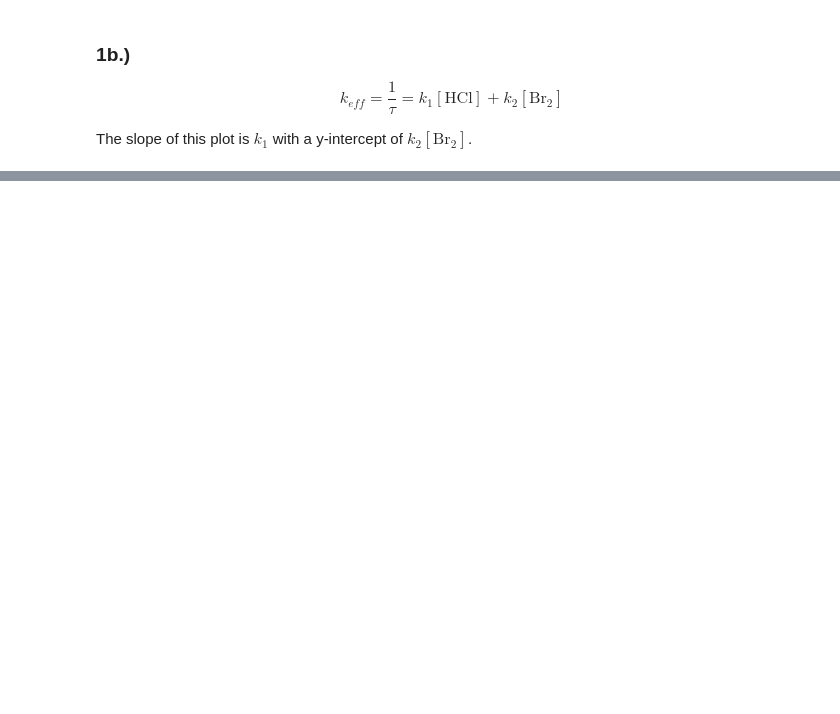
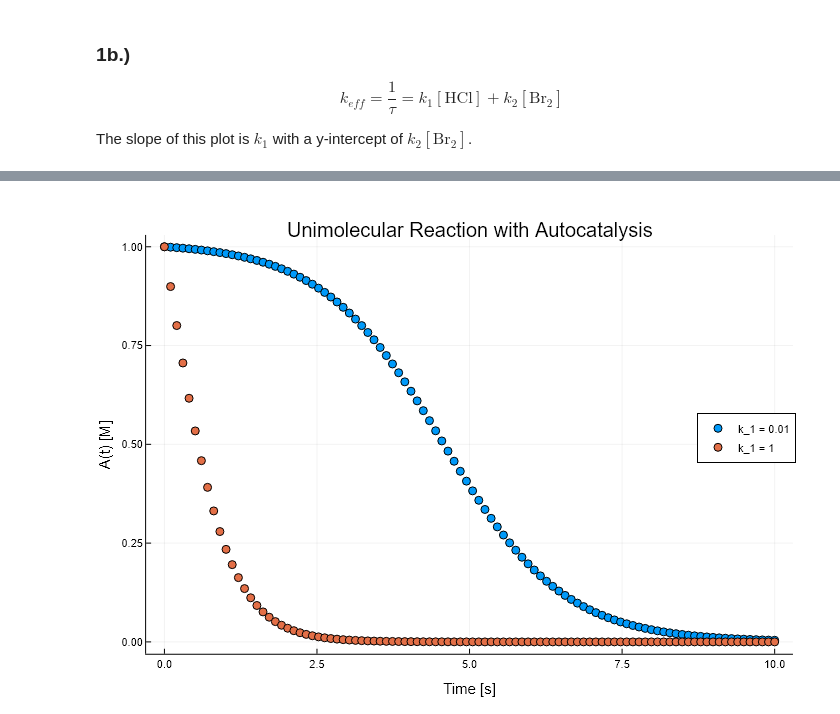
Before and after one commit to SGA68/CHEM5541-Chemical-Dynamics, a Jupyter notebook: Problem Sets/S.Arnold - Problem Set 3 - CHEM 5541.ipynb, the cells around one changed output, grey strips where cells are left out. Drawn from its saved outputs; the diff is of its cells as text; code cells hidden in the pictures; blank space fills up the shorter version.

```diff
--- a/Problem Sets/S.Arnold - Problem Set 3 - CHEM 5541.ipynb
+++ b/Problem Sets/S.Arnold - Problem Set 3 - CHEM 5541.ipynb
@@ -86,0 +285,43 @@ k2: 10110.32 m³/(mol*s)
+# %%
+using Plots
+
+plotly()
+
+t_range = range(0, 10, length=100)
+
+k_1 = 0.01      # s^-1
+k_2 = 1         # L mol^-1 s^-1
+A_0 = 1         # mol/L
+B_0 = 0
+k_1_comp = 1    # s^-1
+
+K = (k_1 + k_2 * (A_0 + B_0)) / k_2
+
+r = -(k_1 + k_2 * (A_0 + B_0))
+
+A_t = (K * A_0 * exp.(r * t_range)) ./ (K .+ A_0 * (exp.(r * t_range) .- 1))
+
+K_comp = (k_1_comp + k_2 * (A_0 + B_0)) / k_2
+
+r_comp = -(k_1_comp + k_2 * (A_0 + B_0))
+
+A_t_comp = (K_comp * A_0 * exp.(r_comp * t_range)) ./ (K_comp .+ A_0 * (exp.(r_comp * t_range) .- 1))
+
+scatter(
+    t_range,
+    A_t,
+    label="k_1 = 0.01",
+    xlabel="Time [s]",
+    ylabel="A(t) [M]",
+    title="Unimolecular Reaction with Autocatalysis",
+    legend=:right
+)
+
+scatter!(
+    t_range,
+    A_t_comp,
+    label="k_1 = 1",
+    xlabel="Time [s]",
+    ylabel="A(t) [M]"
+)
+# %% [output]
@@ -86,0 +330 @@ k2: 10110.32 m³/(mol*s)
+[figure, added]
```
Also changed, not shown: parts of 28 cells of this notebook, 6 other files.
